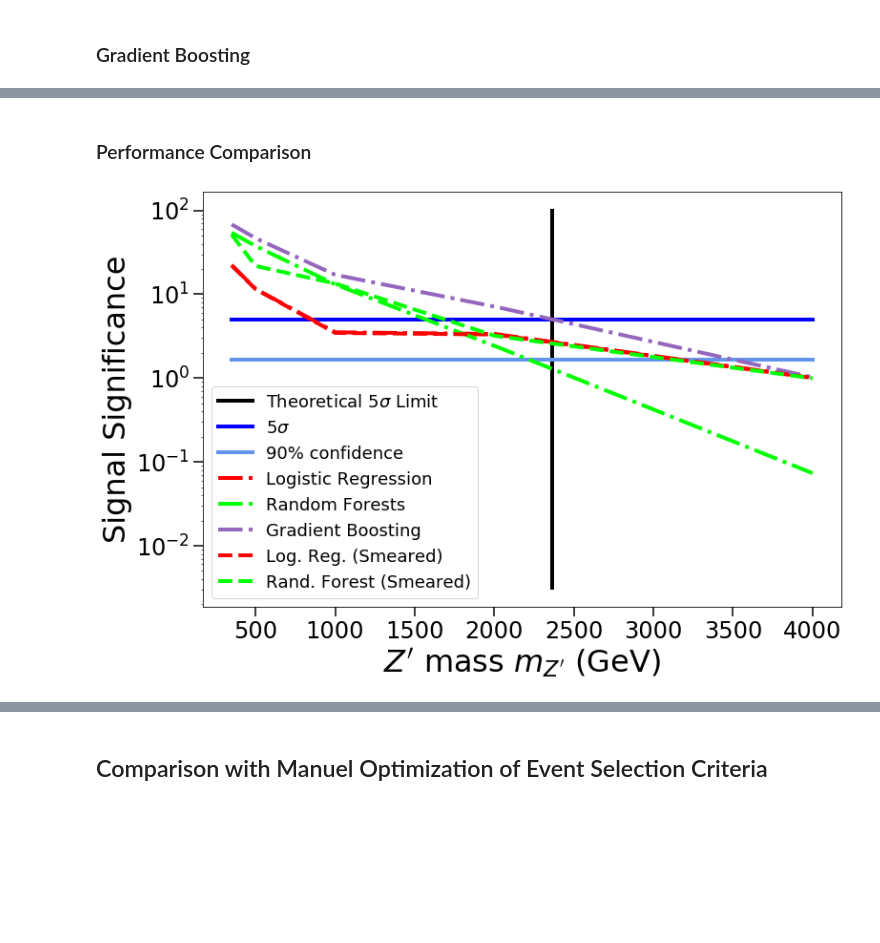
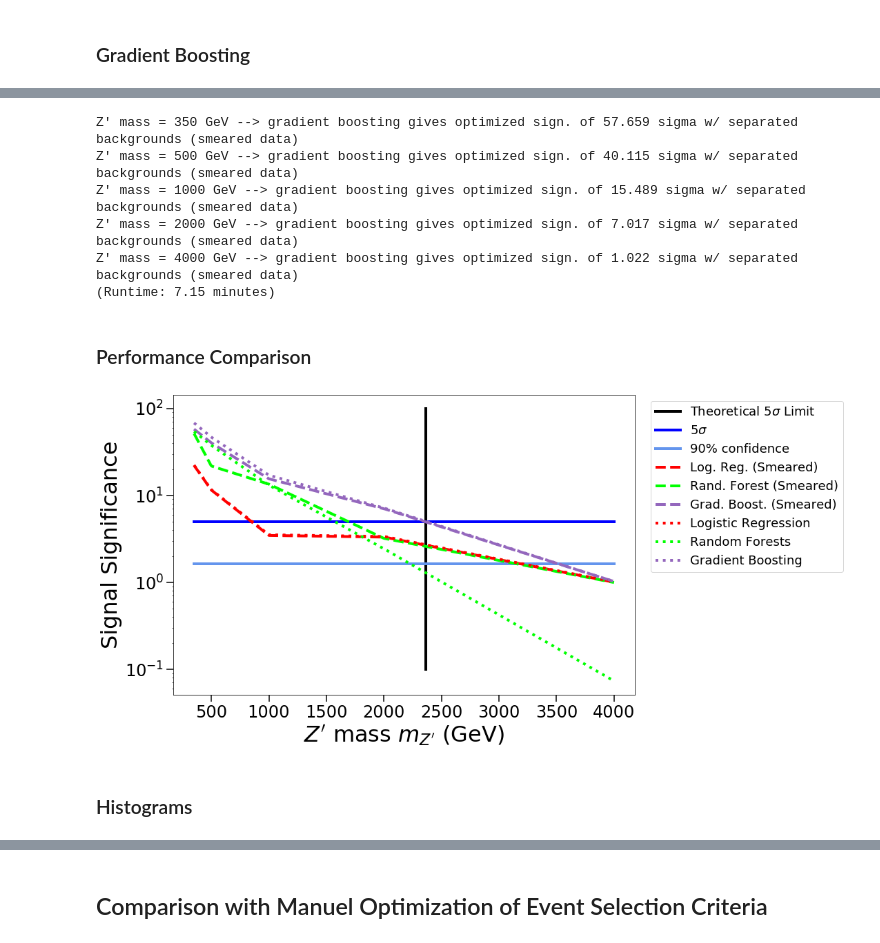
Before and after one commit to sheride/bcml4pheno, a Jupyter notebook: full_example.ipynb, the cells around one changed output, grey strips where cells are left out. Saved outputs shown, nothing was run; the diff lists cells and outputs as text; code cells hidden in the pictures; blank space fills up the shorter version.

Commit message:
additions to example (kinematic histograms)

```diff
--- a/full_example.ipynb
+++ b/full_example.ipynb
@@ -1330,35 +1396,63 @@ xgradboost_smeared_models = [xgradboost_m350G_smeared_model, xgradboost_m500G_sm
+# %%
+time_before = getTime(form='m')
+xgradboost_smeared_opt_results_sepbg = [model.best_threshold(signal_yield, background_yields, smeared_data[i][1][0], smeared_data[i][1][2],
+                                                         sepbg=True)
+                              for i, (model, signal_yield) in enumerate(zip(xgradboost_smeared_models, signal_yields))]
+xgradboost_smeared_opt_sigs_sepbg = [result[1] for result in xgradboost_smeared_opt_results_sepbg]
+for sig, mass in zip(xgradboost_smeared_opt_sigs_sepbg, masses):
+    print(f"Z' mass = {mass} GeV --> gradient boosting gives optimized sign. of {round(sig, 3)} sigma",
+          "w/ separated backgrounds (smeared data)")
+time_after = getTime(form='m')
+print(f"(Runtime: {round(time_after - time_before,3)} minutes)")
+# %% [output]
+Z' mass = 350 GeV --> gradient boosting gives optimized sign. of 57.659 sigma w/ separated backgrounds (smeared data)
+Z' mass = 500 GeV --> gradient boosting gives optimized sign. of 40.115 sigma w/ separated backgrounds (smeared data)
+Z' mass = 1000 GeV --> gradient boosting gives optimized sign. of 15.489 sigma w/ separated backgrounds (smeared data)
+Z' mass = 2000 GeV --> gradient boosting gives optimized sign. of 7.017 sigma w/ separated backgrounds (smeared data)
+Z' mass = 4000 GeV --> gradient boosting gives optimized sign. of 1.022 sigma w/ separated backgrounds (smeared data)
+(Runtime: 7.15 minutes)
 # %% [markdown]
 ### Performance Comparison
+# %%
+logreg_smeared_opt_sigs_sepbg_f = scipy.interpolate.interp1d(masses, np.log10(logreg_smeared_opt_sigs_sepbg), kind='linear')
+randforest_smeared_opt_sigs_sepbg_f = scipy.interpolate.interp1d(masses, np.log10(randforest_smeared_opt_sigs_sepbg), kind='linear')
+xgradboost_smeared_opt_sigs_sepbg_f = scipy.interpolate.interp1d(masses, np.log10(xgradboost_smeared_opt_sigs_sepbg), kind='linear')
 # %%
 import matplotlib.pyplot as plt
 
 with plt.rc_context(get_settings()):
-    plt.plot([max_mass for i in range(2)], np.logspace(-2.5, 2, 2), label=r'Theoretical $5\sigma$ Limit', c='black')
+    plt.plot([max_mass for i in range(2)], np.logspace(-1, 2, 2), label=r'Theoretical $5\sigma$ Limit', c='black')
     plt.plot(sample_masses, [5 for m in sample_masses], label=r'5$\sigma$', c='blue')
     plt.plot(sample_masses, [1.645 for m in sample_masses], label=r'90% confidence', c='cornflowerblue')
-    plt.plot(
-        sample_masses, [10**logreg_opt_sigs_sepbg_f(m) for m in sample_masses],
-        label='Logistic Regression',
-        c='red', linestyle='-.')
-    plt.plot(
-        sample_masses, [10**randforest_opt_sigs_sepbg_f(m) for m in sample_masses],
-        label='Random Forests',
-        c='lime', linestyle='-.')
-    plt.plot(
-        sample_masses, [10**xgradboost_opt_sigs_sepbg_f(m) for m in sample_masses],
-        label='Gradient Boosting',
-        c='tab:purple', linestyle='-.')
     plt.plot(
         sample_masses, [10**logreg_smeared_opt_sigs_sepbg_f(m) for m in sample_masses],
         label='Log. Reg. (Smeared)',
         c='red', linestyle='--')
     plt.plot(
         sample_masses, [10**randforest_smeared_opt_sigs_sepbg_f(m) for m in sample_masses],
         label='Rand. Forest (Smeared)',
         c='lime', linestyle='--')
+    plt.plot(
+        sample_masses, [10**xgradboost_smeared_opt_sigs_sepbg_f(m) for m in sample_masses],
+        label='Grad. Boost. (Smeared)',
+        c='tab:purple', linestyle='--')
+    plt.plot(
+        sample_masses, [10**logreg_opt_sigs_sepbg_f(m) for m in sample_masses],
+        label='Logistic Regression',
+        c='red', linestyle=':')
+    plt.plot(
+        sample_masses, [10**randforest_opt_sigs_sepbg_f(m) for m in sample_masses],
+        label='Random Forests',
+        c='lime', linestyle=':')
+    plt.plot(
+        sample_masses, [10**xgradboost_opt_sigs_sepbg_f(m) for m in sample_masses],
+        label='Gradient Boosting',
+        c='tab:purple', linestyle=':')
     plt.ylabel('Signal Significance');
     plt.xlabel(r"$Z'$ mass $m_{Z'}$ (GeV)");
     plt.yscale('log')
-    plt.legend()
+    plt.legend(bbox_to_anchor=(1.02,1), loc="upper left")
 # %% [output]
-[figure, old version]
+[figure, new version]
+# %% [markdown]
+### Histograms
```
Also changed, not shown: parts of 19 cells of this notebook, 3 other files.
